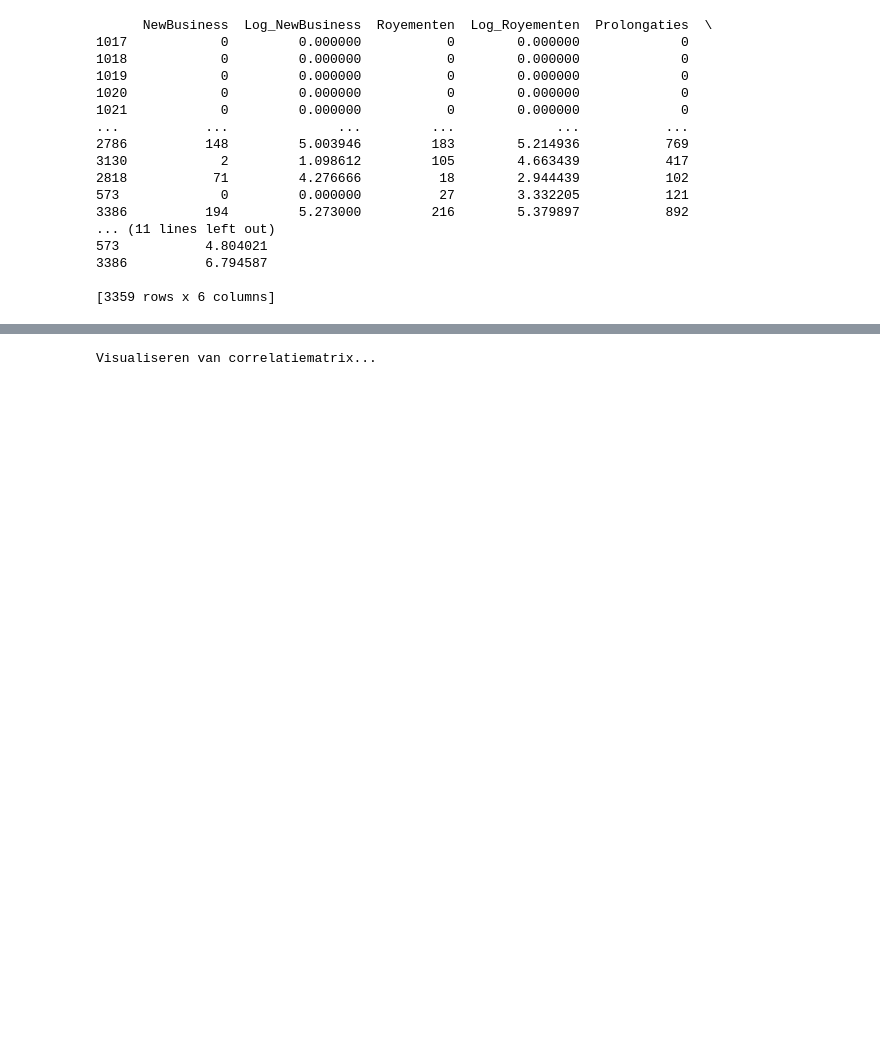
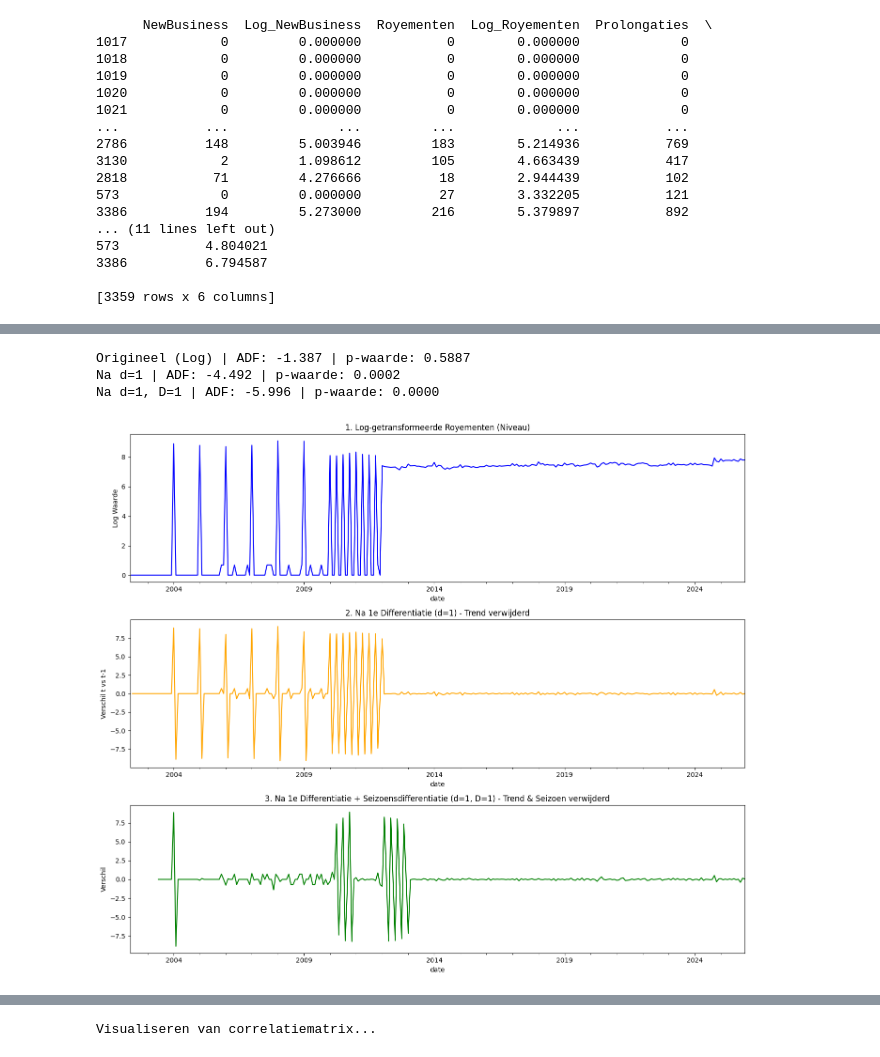
Before and after one commit to wmvanhuis/MADS-ML-Graduation_Project_Bovemij, a Jupyter notebook: notebooks/timeseries/eda timeseries v3.ipynb, the cells around one changed output, grey strips where cells are left out. Cells and saved outputs as stored; diff of their text form; code cells hidden in the pictures; blank space fills up the shorter version.

```diff
--- a/notebooks/timeseries/eda timeseries v3.ipynb
+++ b/notebooks/timeseries/eda timeseries v3.ipynb
@@ -445,0 +566,48 @@ Toepassen van differencing op Royementen en Prolongaties om stationariteit te be
+# %%
+# Differencing voor Royementen
+
+df_cleaned['date'] = pd.to_datetime(df_cleaned['Jaar_Maand'].astype(str), format='%Y%m')
+
+# Portfolio totaal per maand voor Royementen
+ts_roy = df_cleaned.groupby('date')['Royementen'].sum().reset_index()
+ts_roy['Log_Royementen'] = np.log1p(ts_roy['Royementen'])
+ts_roy.set_index('date', inplace=True)
+
+# 2. Differencing stappen
+# Stap 1: Alleen log (geen difference)
+# Stap 2: Reguliere difference (d=1) om trend te verwijderen
+ts_roy['Diff1'] = ts_roy['Log_Royementen'].diff()
+# Stap 3: Reguliere + Seizoensdifference (d=1, D=1) om trend en seizoen te verwijderen
+ts_roy['Diff1_S12'] = ts_roy['Log_Royementen'].diff().diff(12)
+
+# 3. Visualisatie
+fig, axes = plt.subplots(3, 1, figsize=(14, 12))
+
+# Plot 1: Log Royementen
+ts_roy['Log_Royementen'].plot(ax=axes[0], color='blue', title='1. Log-getransformeerde Royementen (Niveau)')
+axes[0].set_ylabel('Log Waarde')
+
+# Plot 2: na d=1
+ts_roy['Diff1'].plot(ax=axes[1], color='orange', title='2. Na 1e Differentiatie (d=1) - Trend verwijderd')
+axes[1].set_ylabel('Verschil t vs t-1')
+
+# Plot 3: na d=1 en D=1
+ts_roy['Diff1_S12'].plot(ax=axes[2], color='green', title='3. Na 1e Differentiatie + Seizoensdifferentiatie (d=1, D=1) - Trend & Seizoen verwijderd')
+axes[2].set_ylabel('Verschil')
+
+plt.tight_layout()
+plt.savefig('royementen_differencing_steps.png')
+
+# 4. ADF Tests uitvoeren per stap
+def check_adf(series, title):
+    res = adfuller(series.dropna())
+    return f"{title} | ADF: {res[0]:.3f} | p-waarde: {res[1]:.4f}"
+
+print(check_adf(ts_roy['Log_Royementen'], "Origineel (Log)"))
+print(check_adf(ts_roy['Diff1'], "Na d=1"))
+print(check_adf(ts_roy['Diff1_S12'], "Na d=1, D=1"))
+# %% [output]
+Origineel (Log) | ADF: -1.387 | p-waarde: 0.5887
+Na d=1 | ADF: -4.492 | p-waarde: 0.0002
+Na d=1, D=1 | ADF: -5.996 | p-waarde: 0.0000
+[figure, added]
```
Also changed, not shown: parts of 16 cells of this notebook, 12 other files.
